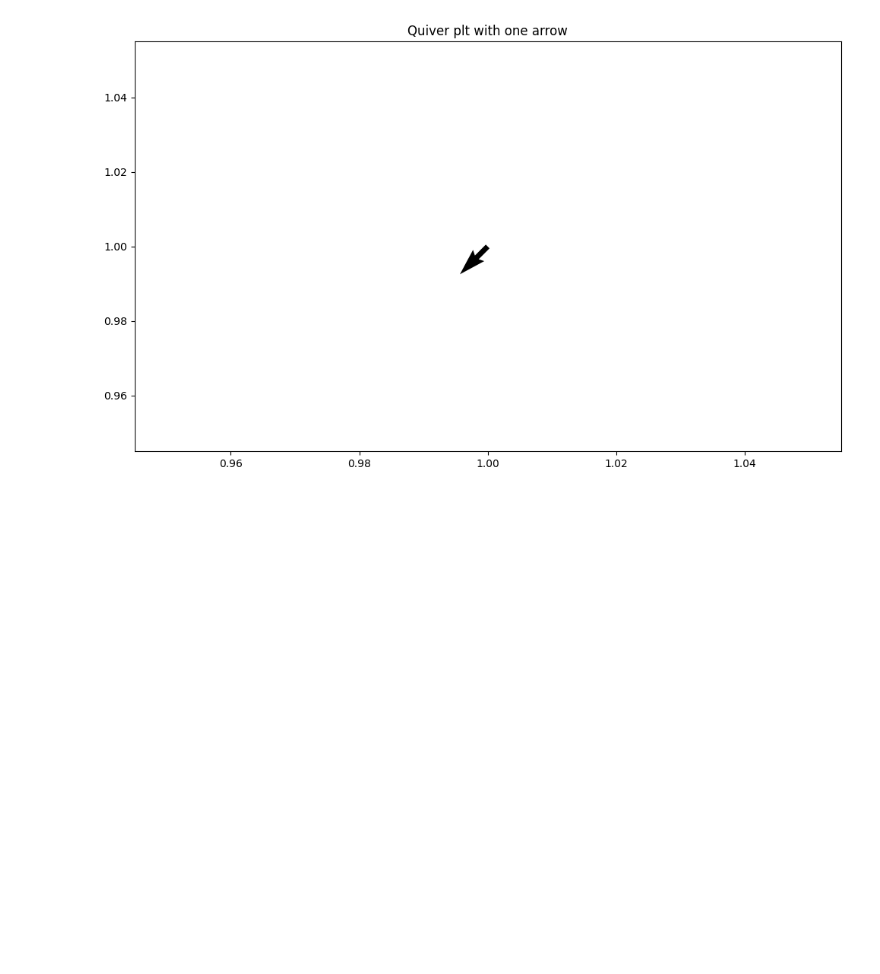
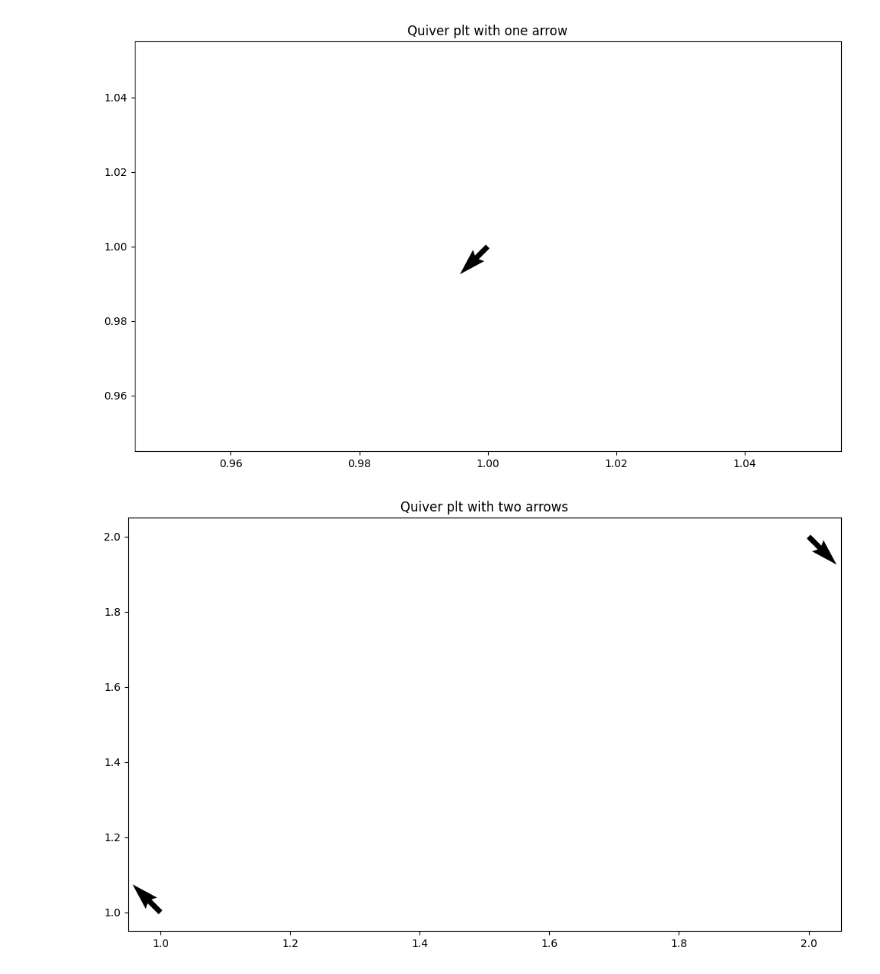
Before and after one commit to charan0026/data-handling, a Jupyter notebook: vector_visualization.ipynb, the cells around one changed output. Saved outputs shown, nothing was run; the diff lists cells and outputs as text; code cells hidden in the pictures; blank space fills up the shorter version.

```diff
--- a/vector_visualization.ipynb
+++ b/vector_visualization.ipynb
@@ -14,2 +14,15 @@ plt.show()
 # %% [output]
 [figure]
+# %%
+import numpy as np
+import matplotlib.pyplot as plt
+X_pos=(2,1)
+Y_pos=(2,1)
+X_direct=(1,-1)
+Y_direct=(-1,1)
+fig,ax=plt.subplots(figsize=(12,7))
+ax.quiver(X_pos,Y_pos,X_direct,Y_direct)
+ax.set_title('Quiver plt with two arrows')
+plt.show()
+# %% [output]
+[figure, added]
```
Also changed, not shown: parts of 1 cell of this notebook.
